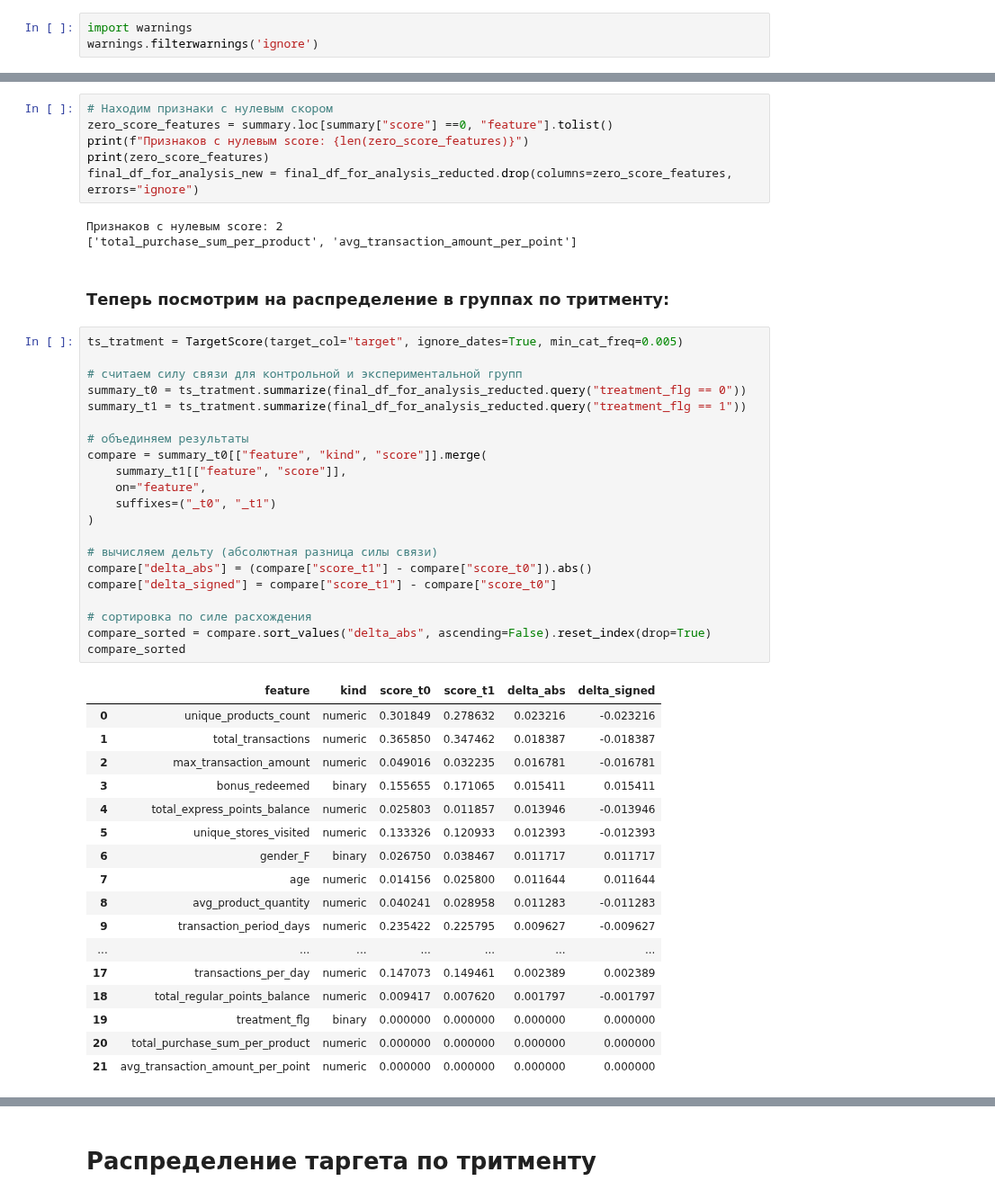
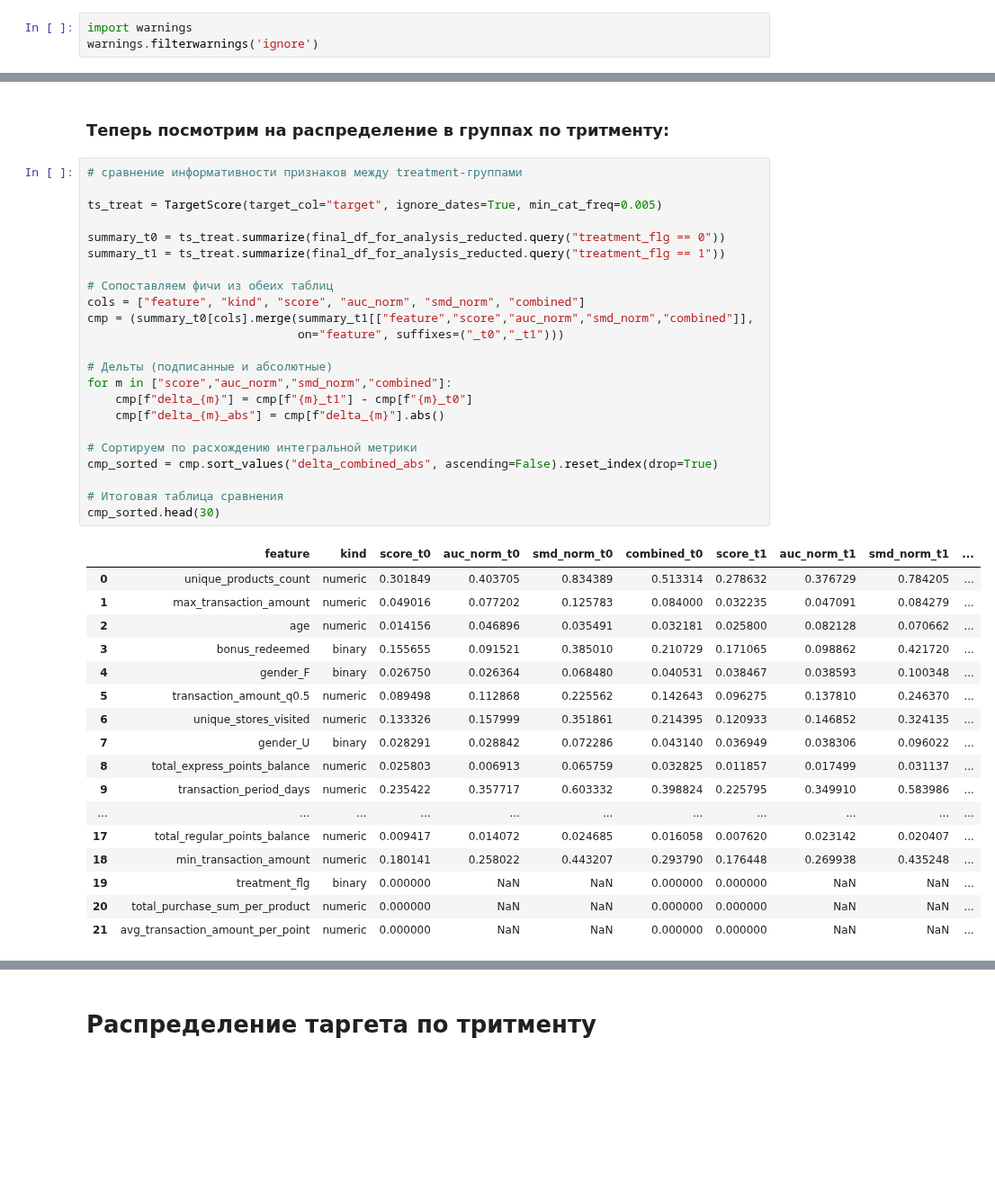
Before and after one commit to VShilovich/uplift-modeling-hse, a Jupyter notebook: EDA/eda.ipynb, the cells around one changed output, grey strips where cells are left out. Shown at 90% size. Cells and saved outputs as stored; diff of their text form; blank space fills up the shorter version.

```diff
--- a/EDA/eda.ipynb
+++ b/EDA/eda.ipynb
@@ -736,50 +692,43 @@ summary
-# %%
-# Находим признаки с нулевым скором
-zero_score_features = summary.loc[summary["score"] ==0, "feature"].tolist()
-print(f"Признаков с нулевым score: {len(zero_score_features)}")
-print(zero_score_features)
-final_df_for_analysis_new = final_df_for_analysis_reducted.drop(columns=zero_score_features, errors="ignore")
-# %% [output]
-Признаков с нулевым score: 2
-['total_purchase_sum_per_product', 'avg_transaction_amount_per_point']
 # %% [markdown]
 ### Теперь посмотрим на распределение в группах по тритменту:
 # %%
-ts_tratment = TargetScore(target_col="target", ignore_dates=True, min_cat_freq=0.005)
+# сравнение информативности признаков между treatment-группами
 
-# считаем силу связи для контрольной и экспериментальной групп
-summary_t0 = ts_tratment.summarize(final_df_for_analysis_reducted.query("treatment_flg == 0"))
-summary_t1 = ts_tratment.summarize(final_df_for_analysis_reducted.query("treatment_flg == 1"))
+ts_treat = TargetScore(target_col="target", ignore_dates=True, min_cat_freq=0.005)
 
-# объединяем результаты
-compare = summary_t0[["feature", "kind", "score"]].merge(
-    summary_t1[["feature", "score"]],
-    on="feature",
-    suffixes=("_t0", "_t1")
-)
+summary_t0 = ts_treat.summarize(final_df_for_analysis_reducted.query("treatment_flg == 0"))
+summary_t1 = ts_treat.summarize(final_df_for_analysis_reducted.query("treatment_flg == 1"))
 
-# вычисляем дельту (абсолютная разница силы связи)
-compare["delta_abs"] = (compare["score_t1"] - compare["score_t0"]).abs()
-compare["delta_signed"] = compare["score_t1"] - compare["score_t0"]
+# Сопоставляем фичи из обеих таблиц
+cols = ["feature", "kind", "score", "auc_norm", "smd_norm", "combined"]
+cmp = (summary_t0[cols].merge(summary_t1[["feature","score","auc_norm","smd_norm","combined"]],
+                              on="feature", suffixes=("_t0","_t1")))
 
-# сортировка по силе расхождения
-compare_sorted = compare.sort_values("delta_abs", ascending=False).reset_index(drop=True)
-compare_sorted
+# Дельты (подписанные и абсолютные)
+for m in ["score","auc_norm","smd_norm","combined"]:
+    cmp[f"delta_{m}"] = cmp[f"{m}_t1"] - cmp[f"{m}_t0"]
+    cmp[f"delta_{m}_abs"] = cmp[f"delta_{m}"].abs()
+
+# Сортируем по расхождению интегральной метрики
+cmp_sorted = cmp.sort_values("delta_combined_abs", ascending=False).reset_index(drop=True)
+
+# Итоговая таблица сравнения
+cmp_sorted.head(30)
 # %% [output]
-|  | feature | kind | score_t0 | score_t1 | delta_abs | delta_signed |
-| 0 | unique_products_count | numeric | 0.301849 | 0.278632 | 0.023216 | -0.023216 |
-| 1 | total_transactions | numeric | 0.365850 | 0.347462 | 0.018387 | -0.018387 |
-| 2 | max_transaction_amount | numeric | 0.049016 | 0.032235 | 0.016781 | -0.016781 |
-| 3 | bonus_redeemed | binary | 0.155655 | 0.171065 | 0.015411 | 0.015411 |
-| 4 | total_express_points_balance | numeric | 0.025803 | 0.011857 | 0.013946 | -0.013946 |
-| 5 | unique_stores_visited | numeric | 0.133326 | 0.120933 | 0.012393 | -0.012393 |
-| 6 | gender_F | binary | 0.026750 | 0.038467 | 0.011717 | 0.011717 |
-| 7 | age | numeric | 0.014156 | 0.025800 | 0.011644 | 0.011644 |
-| 8 | avg_product_quantity | numeric | 0.040241 | 0.028958 | 0.011283 | -0.011283 |
-| 9 | transaction_period_days | numeric | 0.235422 | 0.225795 | 0.009627 | -0.009627 |
-| ... | ... | ... | ... | ... | ... | ... |
-| 17 | transactions_per_day | numeric | 0.147073 | 0.149461 | 0.002389 | 0.002389 |
-| 18 | total_regular_points_balance | numeric | 0.009417 | 0.007620 | 0.001797 | -0.001797 |
-| 19 | treatment_flg | binary | 0.000000 | 0.000000 | 0.000000 | 0.000000 |
-| 20 | total_purchase_sum_per_product | numeric | 0.000000 | 0.000000 | 0.000000 | 0.000000 |
-| 21 | avg_transaction_amount_per_point | numeric | 0.000000 | 0.000000 | 0.000000 | 0.000000 |
+|  | feature | kind | score_t0 | auc_norm_t0 | smd_norm_t0 | combined_t0 | score_t1 | auc_norm_t1 | smd_norm_t1 | ... |
+| 0 | unique_products_count | numeric | 0.301849 | 0.403705 | 0.834389 | 0.513314 | 0.278632 | 0.376729 | 0.784205 | ... |
+| 1 | max_transaction_amount | numeric | 0.049016 | 0.077202 | 0.125783 | 0.084000 | 0.032235 | 0.047091 | 0.084279 | ... |
+| 2 | age | numeric | 0.014156 | 0.046896 | 0.035491 | 0.032181 | 0.025800 | 0.082128 | 0.070662 | ... |
+| 3 | bonus_redeemed | binary | 0.155655 | 0.091521 | 0.385010 | 0.210729 | 0.171065 | 0.098862 | 0.421720 | ... |
+| 4 | gender_F | binary | 0.026750 | 0.026364 | 0.068480 | 0.040531 | 0.038467 | 0.038593 | 0.100348 | ... |
+| 5 | transaction_amount_q0.5 | numeric | 0.089498 | 0.112868 | 0.225562 | 0.142643 | 0.096275 | 0.137810 | 0.246370 | ... |
+| 6 | unique_stores_visited | numeric | 0.133326 | 0.157999 | 0.351861 | 0.214395 | 0.120933 | 0.146852 | 0.324135 | ... |
+| 7 | gender_U | binary | 0.028291 | 0.028842 | 0.072286 | 0.043140 | 0.036949 | 0.038306 | 0.096022 | ... |
+| 8 | total_express_points_balance | numeric | 0.025803 | 0.006913 | 0.065759 | 0.032825 | 0.011857 | 0.017499 | 0.031137 | ... |
+| 9 | transaction_period_days | numeric | 0.235422 | 0.357717 | 0.603332 | 0.398824 | 0.225795 | 0.349910 | 0.583986 | ... |
+| ... | ... | ... | ... | ... | ... | ... | ... | ... | ... | ... |
+| 17 | total_regular_points_balance | numeric | 0.009417 | 0.014072 | 0.024685 | 0.016058 | 0.007620 | 0.023142 | 0.020407 | ... |
+| 18 | min_transaction_amount | numeric | 0.180141 | 0.258022 | 0.443207 | 0.293790 | 0.176448 | 0.269938 | 0.435248 | ... |
+| 19 | treatment_flg | binary | 0.000000 | NaN | NaN | 0.000000 | 0.000000 | NaN | NaN | ... |
+| 20 | total_purchase_sum_per_product | numeric | 0.000000 | NaN | NaN | 0.000000 | 0.000000 | NaN | NaN | ... |
+| 21 | avg_transaction_amount_per_point | numeric | 0.000000 | NaN | NaN | 0.000000 | 0.000000 | NaN | NaN | ... |
```
Also changed, not shown: parts of 8 cells of this notebook.
